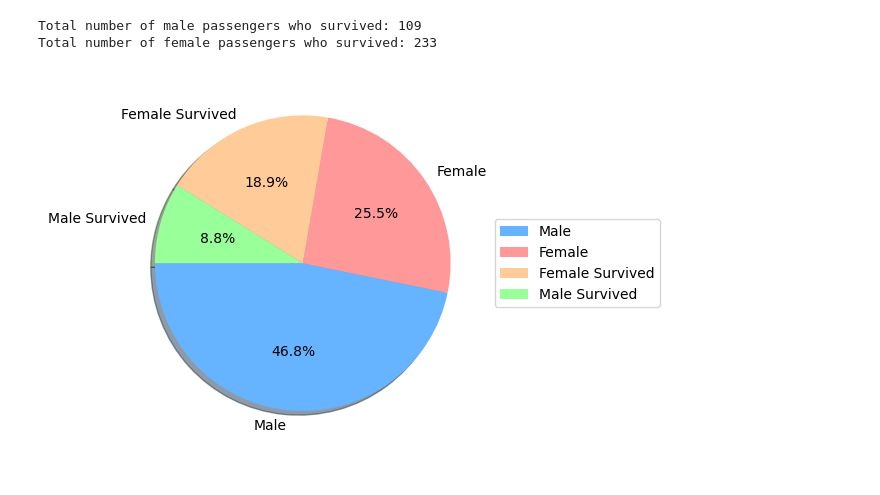
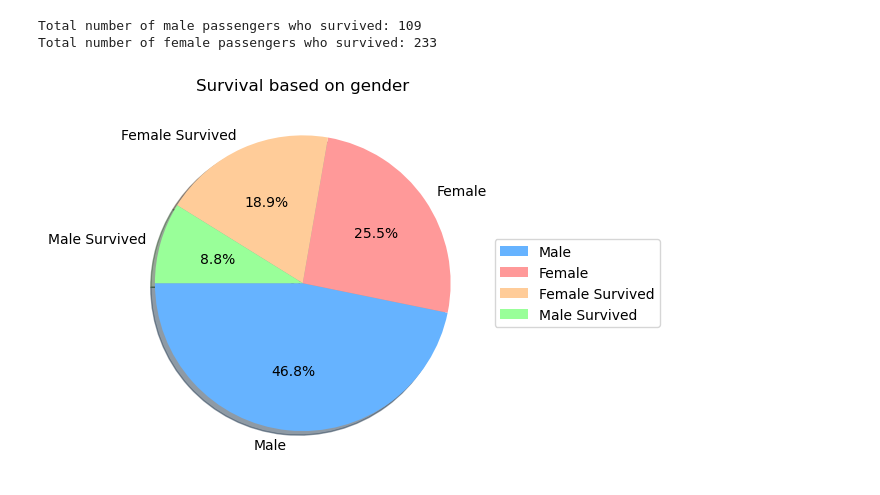
Before and after one commit to shiffa-04/Titanic-Data-set, a Jupyter notebook: Data-set.ipynb, the cells around one changed output. Saved outputs shown, nothing was run; the diff lists cells and outputs as text; code cells hidden in the pictures.

```diff
--- a/Data-set.ipynb
+++ b/Data-set.ipynb
@@ -55,16 +61,17 @@ Total number of female passengers who survived: 233
 # %%
 import matplotlib.pyplot as plt
 
 data ={
     'Male':male_count,
     'Female':female_count,
     'Female Survived':female_survived,
     'Male Survived':male_survived
 
 }
 shades = ['#66b3ff','#ff9999','#ffcc99','#99ff99']
+plt.title("Survival based on gender")
 plt.pie(data.values(), labels=data.keys(),colors=shades, shadow=True,startangle=180,autopct ='%2.1f%%')
 plt.legend(loc='center left', bbox_to_anchor =(1,0.5))
 plt.show()
 # %% [output]
-[figure, old version]
+[figure, new version]
```
Also changed, not shown: parts of 8 cells of this notebook.
